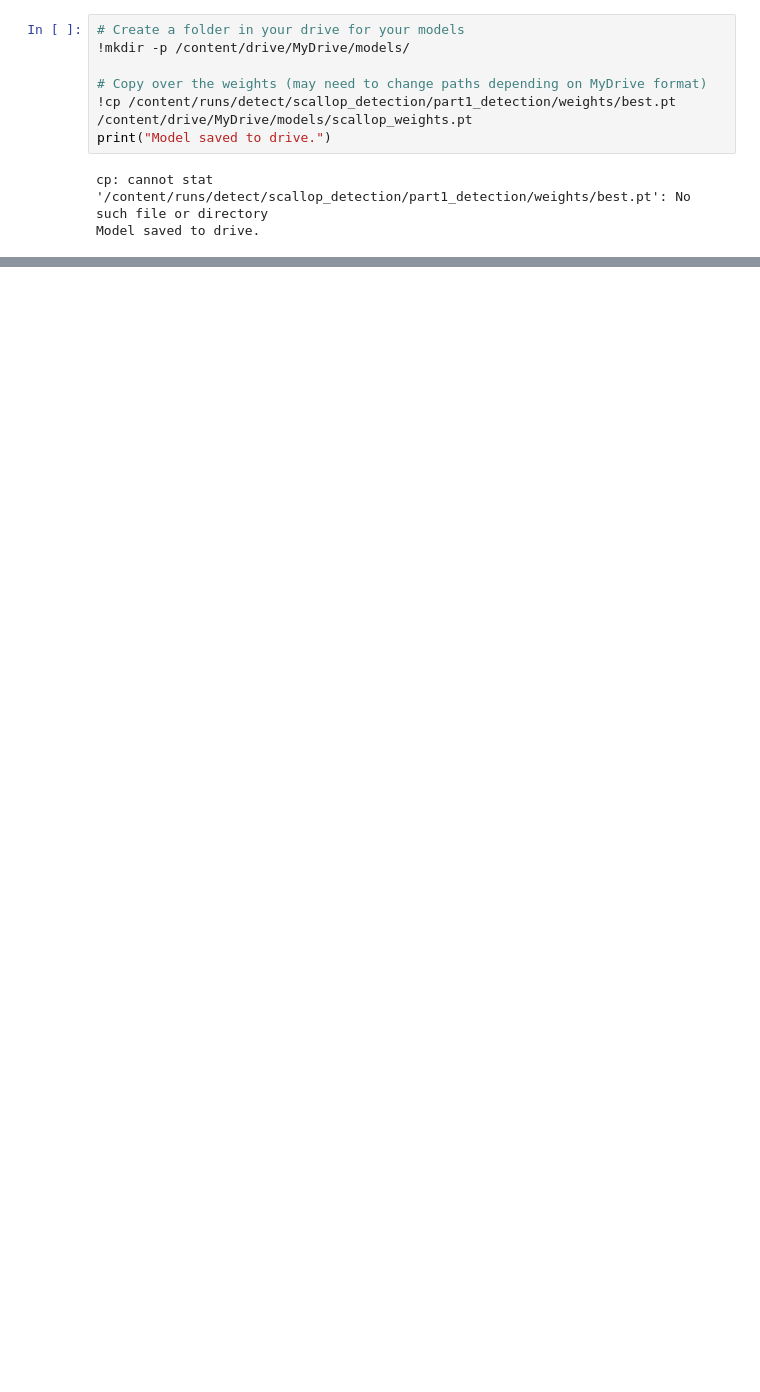
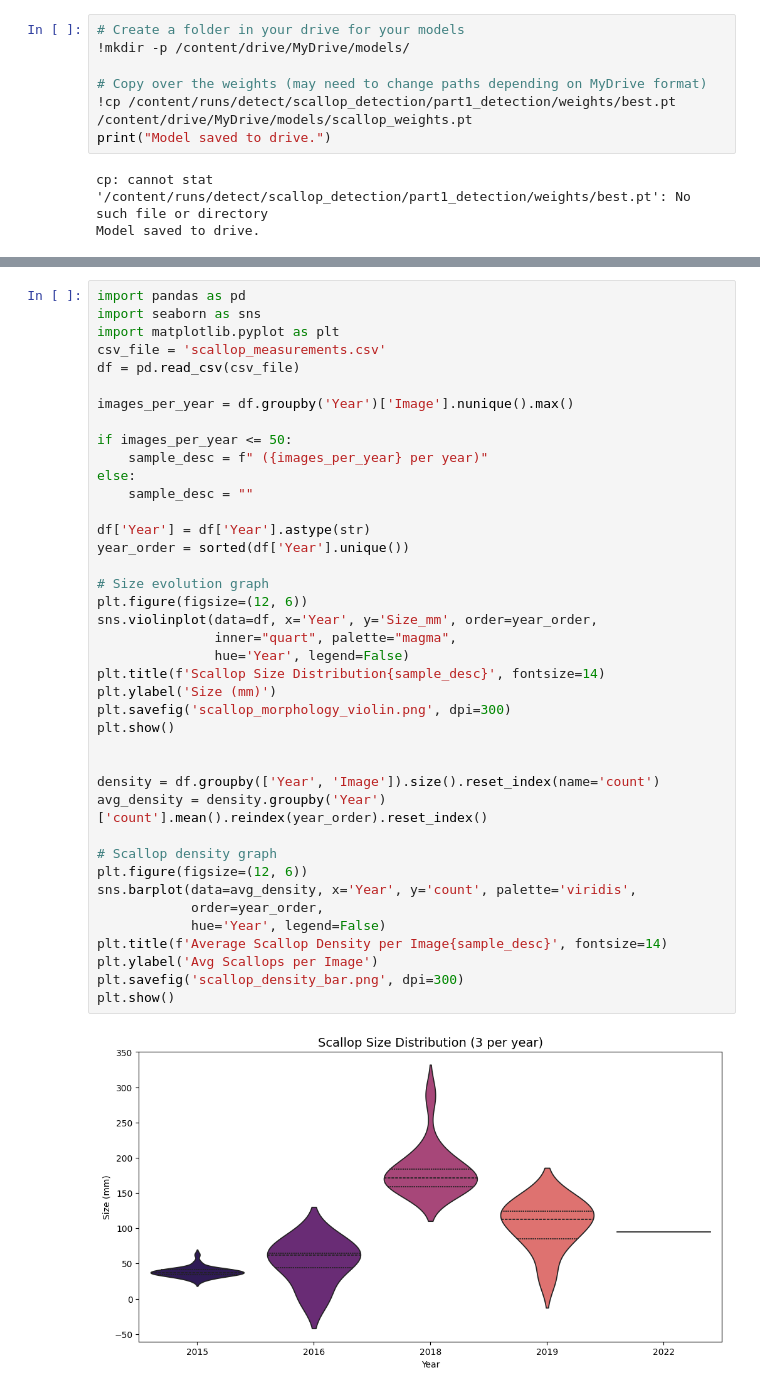
Before and after one commit to jach36/Scallop-Population-CV-Project, a Jupyter notebook: part1_oceanicAI.ipynb, the cells around one changed output, grey strips where cells are left out. Saved outputs shown, nothing was run; the diff lists cells and outputs as text; blank space fills up the shorter version.

Commit message:
feat: finalize scallop morphology pipeline with dynamic sampling and tqdm

```diff
--- a/part1_oceanicAI.ipynb
+++ b/part1_oceanicAI.ipynb
@@ -290,0 +372,42 @@ if results_list:
+# %%
+import pandas as pd
+import seaborn as sns
+import matplotlib.pyplot as plt
+csv_file = 'scallop_measurements.csv'
+df = pd.read_csv(csv_file)
+
+images_per_year = df.groupby('Year')['Image'].nunique().max()
+
+if images_per_year <= 50:
+    sample_desc = f" ({images_per_year} per year)"
+else:
+    sample_desc = ""
+
+df['Year'] = df['Year'].astype(str)
+year_order = sorted(df['Year'].unique())
+
+# Size evolution graph
+plt.figure(figsize=(12, 6))
+sns.violinplot(data=df, x='Year', y='Size_mm', order=year_order,
+               inner="quart", palette="magma",
+               hue='Year', legend=False)
+plt.title(f'Scallop Size Distribution{sample_desc}', fontsize=14)
+plt.ylabel('Size (mm)')
+plt.savefig('scallop_morphology_violin.png', dpi=300)
+plt.show()
+
+
+density = df.groupby(['Year', 'Image']).size().reset_index(name='count')
+avg_density = density.groupby('Year')['count'].mean().reindex(year_order).reset_index()
+
+# Scallop density graph
+plt.figure(figsize=(12, 6))
+sns.barplot(data=avg_density, x='Year', y='count', palette='viridis',
+            order=year_order,
+            hue='Year', legend=False)
+plt.title(f'Average Scallop Density per Image{sample_desc}', fontsize=14)
+plt.ylabel('Avg Scallops per Image')
+plt.savefig('scallop_density_bar.png', dpi=300)
+plt.show()
+# %% [output]
+[figure, added]
```
Also changed, not shown: parts of 8 cells of this notebook.
